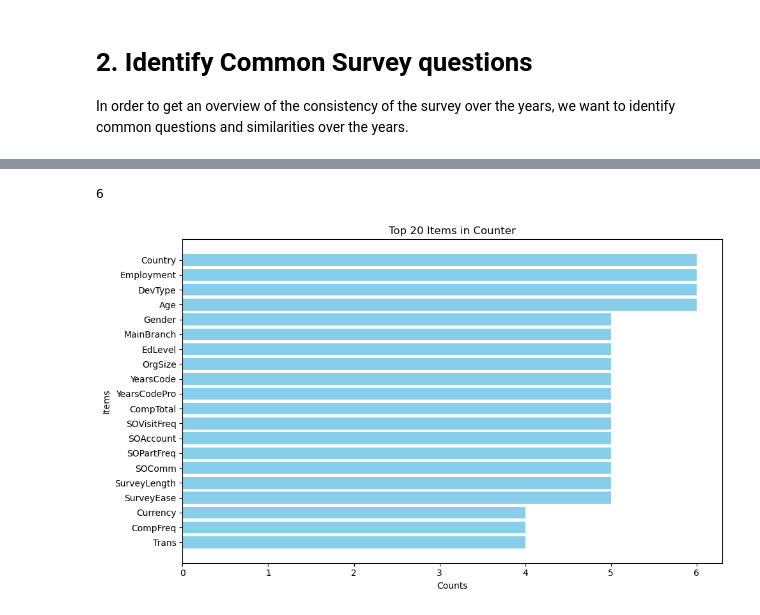
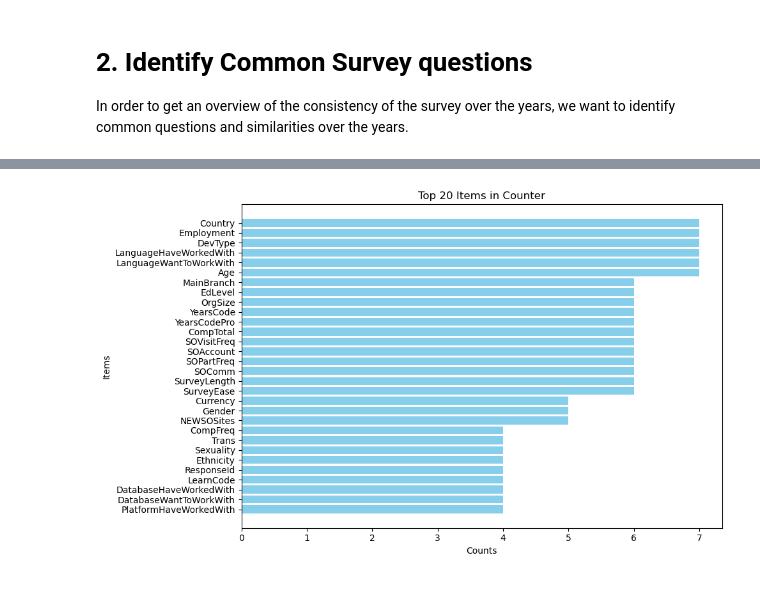
Before and after one commit to AlbertFlatscher/Stackoverflow_Survey_over_Time, a Jupyter notebook: Analysis_over_all_Years.ipynb, the cells around one changed output, grey strips where cells are left out. Cells and saved outputs as stored; diff of their text form; code cells hidden in the pictures.

Commit message:
Wrote a function to get a bar chart of most common column names

```diff
--- a/Analysis_over_all_Years.ipynb
+++ b/Analysis_over_all_Years.ipynb
@@ -31,20 +31,8 @@ def load_year_from_csv(year):
     return df
 
 # creating a list of all the years we want to analise
-years = ['2011',
-        '2012',
-        '2013',
-        '2014',
-        '2015',
-        '2016',
-        '2017',
-        '2018',
-        '2019',
-        '2020',
-        '2021',
-        '2022',
-        '2023',
-        '2024']
+years = ['2024', '2023', '2022', '2021',
+         '2020', '2019', '2018', '2017']
 
 data = []
 
@@ -74,11 +56,8 @@ assert len(years) == len(data), "The lists must have the same length"
 paired_list = zip(years, data)
 
 # Convert the paired list to a dictionary
-data_dict = dict(paired_list)
+data_dict_raw = dict(paired_list)
 # %% [markdown]
 # 2. Identify Common Survey questions
 
 In order to get an overview of the consistency of the survey over the years, we want to identify common questions and similarities over the years.
-# %%
-# Extract column names
-column_names = {year: set(data.columns) for year, data in data_dict.items()}
@@ -118,22 +99,8 @@ sns.histplot(column_counter_selected_years)
-# %%
-all_columns_selected_years.count('Country')
-# %% [output]
-6
-# %%
-# Select the 20 most common columns between the years of the survey
-top_20_columns = column_counter_selected_years.most_common(20)
-
-# Separate keys and values for plotting
-labels, values = zip(*top_20_columns)
-
-# Plot a horizontal bar chart
-plt.figure(figsize=(10, 6))
-plt.barh(labels, values, color='skyblue')
-plt.xlabel('Counts')
-plt.ylabel('Items')
-plt.title('Top 20 Items in Counter')
-plt.gca().invert_yaxis()  # Invert y-axis to show the largest count at the top
-plt.tight_layout()
-plt.show()
-# %% [output]
-[figure, removed]
+# %%
+# Define the years for which you want to extract column names
+selected_years = years[-7:]
+
+# plot a bar chart of the most common column names
+bar_column_names(data_dict_raw, selected_years)
+# %% [output]
+[figure, added]
```
Also changed, not shown: parts of 8 cells of this notebook.
